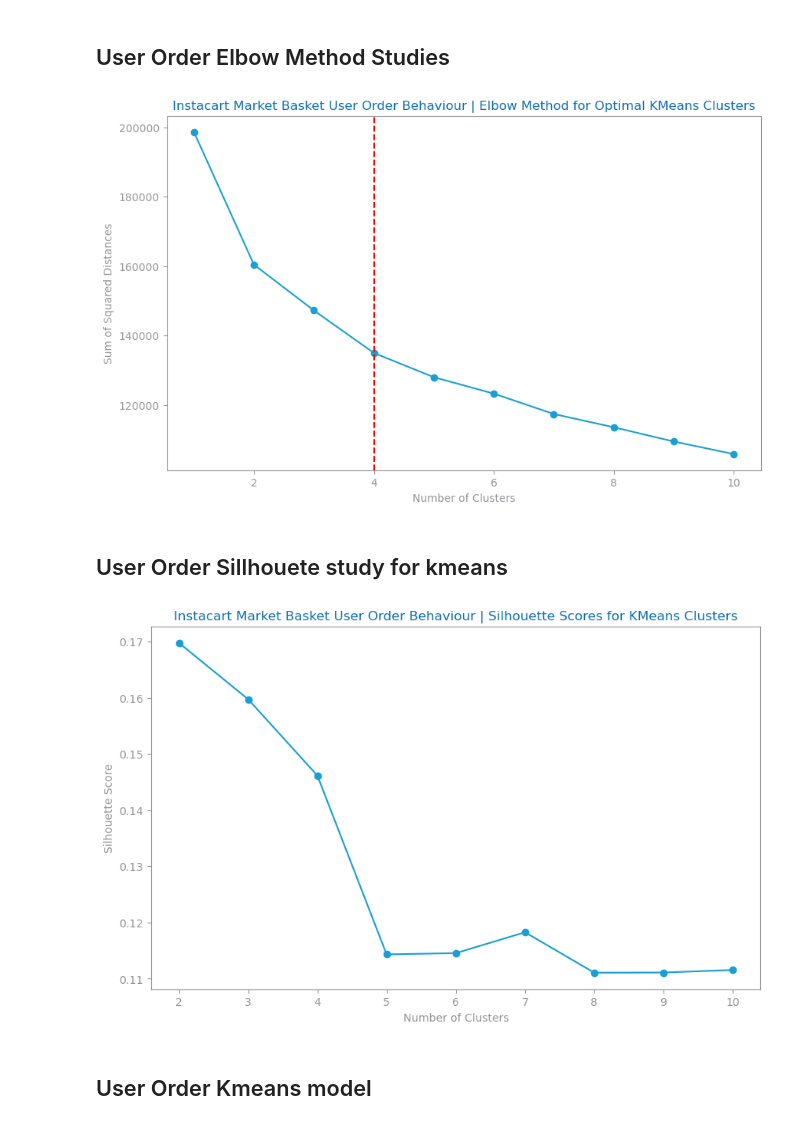
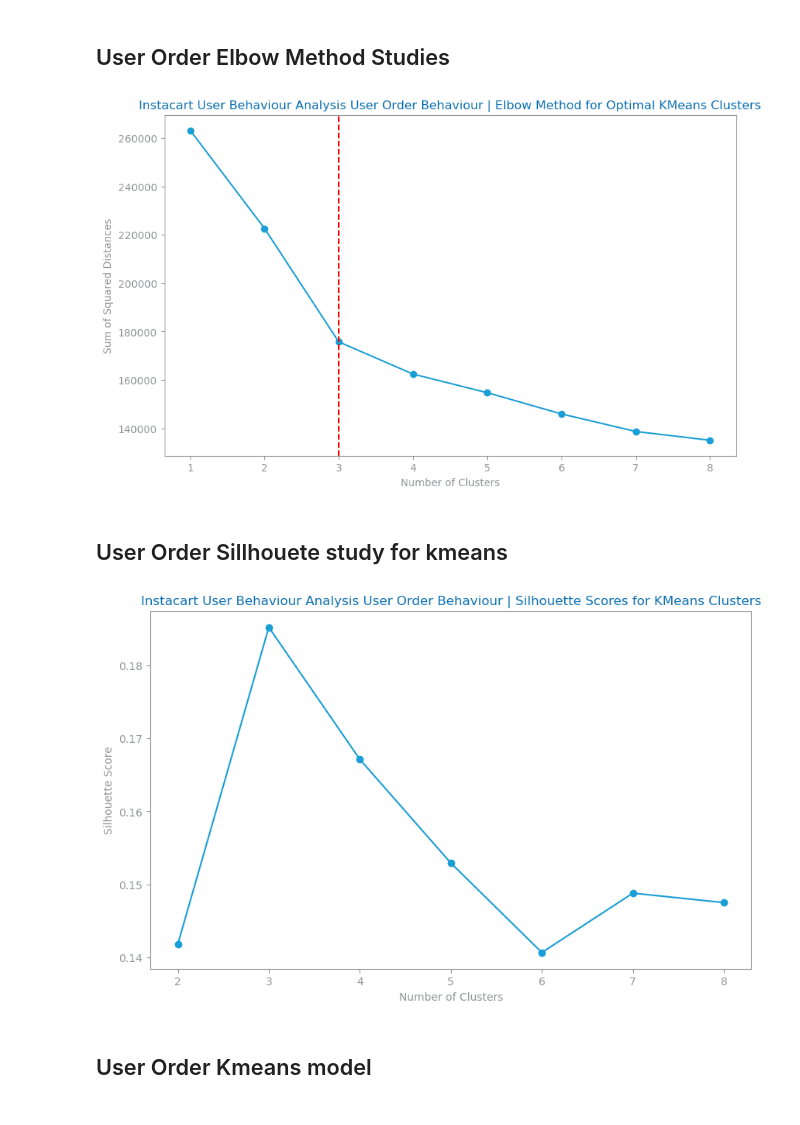
Before and after one commit to jvanalytics/ist_dash_2024_rec, a Jupyter notebook: non_supervised_analysis/notebooks/dataset_3/2_instacart_clustering.ipynb, the cells around one changed output. Drawn from its saved outputs; the diff is of its cells as text; code cells hidden in the pictures.

Commit message:
updated clustering with chebyshev

```diff
--- a/non_supervised_analysis/notebooks/dataset_3/2_instacart_clustering.ipynb
+++ b/non_supervised_analysis/notebooks/dataset_3/2_instacart_clustering.ipynb
@@ -252,11 +250,17 @@ users_df = users_df[selected_features]
 import seaborn as sns
 import matplotlib.pyplot as plt
 
+variable_types: dict[str, list] = get_variable_types(users_df)
+
+numeric_vars = variable_types["numeric"]
+
+
 # Compute correlation matrix
-corr_matrix = users_df.corr()
+corr_matrix = users_df[numeric_vars].corr()
 
 # Plot heatmap
 plt.figure(figsize=(12, 8))
-sns.heatmap(corr_matrix, cmap="coolwarm", annot=False)
+sns.heatmap(corr_matrix, cmap="Blues", annot=False)
+plt.title(f"{file_tag} | Correlation Matrix")
 plt.show()
 # %% [output]
@@ -265,7 +269,7 @@ plt.show()
 import numpy as np
 
 # Calculate correlation matrix
-corr_matrix = users_df.corr()
+corr_matrix = users_df[numeric_vars].corr()
 
 # Identify pairs of highly correlated features (correlation > 0.8)
 upper_tri = corr_matrix.where(np.triu(np.ones(corr_matrix.shape), k=1).astype(bool))
@@ -396,7 +391,7 @@ outlier_drop = ['total_orders', 'mean_products','std_order_hour']
 users_df = drop_numeric_outliers(users_df, summary5, outlier_drop)
 
 
-users_df=users_df[users_df['total_orders']<=25]
+# users_df=users_df[users_df['total_orders']<=25]
 
 
 # users_df = drop_numeric_outliers(users_df, summary5, numeric_vars)
@@ -450,7 +429,7 @@ else:
 ## User Order feature selection and scaling
 # %%
 
-from sklearn.preprocessing import StandardScaler
+from sklearn.preprocessing import StandardScaler, RobustScaler
 
 # Select relevant features for clustering
 reorder_numeric_features = users_df[numeric_vars]
@@ -462,7 +441,7 @@ reorder_numeric_features.replace([np.inf, -np.inf], np.nan, inplace=True)
 reorder_numeric_features.dropna(inplace=True)
 
 # Normalize the data
-scaler = StandardScaler()
+scaler = RobustScaler()
 reorder_numeric_features_scaled = scaler.fit_transform(reorder_numeric_features)
 # %% [markdown]
 # User Order KMEANS clustering
@@ -473,35 +452,35 @@ from sklearn.cluster import KMeans
 import matplotlib.pyplot as plt
 from kneed import KneeLocator
 
 # Define the range of clusters to evaluate
-range_n_clusters = list(range(1, 11))
+range_n_clusters = list(range(1, 9))
 
 # Initialize an empty list to store the sum of squared distances
 ssd = []
 
 # Loop over the range of clusters
 for n_clusters in range_n_clusters:
     kmeans = KMeans(n_clusters=n_clusters, random_state=42)
     kmeans.fit(reorder_numeric_features_scaled)
     ssd.append(kmeans.inertia_)
 
 # Determine the elbow point using KneeLocator
 kneedle = KneeLocator(range_n_clusters, ssd, curve='convex', direction='decreasing')
 elbow_point = kneedle.elbow
 
 # Plot the elbow curve
 plt.figure(figsize=(10, 6))
 plt.plot(range_n_clusters, ssd, marker='o')
 plt.title(f'{file_tag} User Order Behaviour | Elbow Method for Optimal KMeans Clusters')
 plt.xlabel('Number of Clusters')
 plt.ylabel('Sum of Squared Distances')
 
 # Add a vertical line at the elbow point
 plt.axvline(x=elbow_point, color='r', linestyle='--')
 
 plt.show()
 # %% [output]
-[figure, old version]
+[figure, new version]
 # %% [markdown]
 ## User Order Sillhouete study for kmeans
 # %%
@@ -510,7 +489,7 @@ from sklearn.metrics import silhouette_score
 import matplotlib.pyplot as plt
 
 # Define the range of clusters to evaluate
-range_n_clusters = list(range(2, 11))
+range_n_clusters = list(range(2, 9))
 
 # Initialize an empty list to store the silhouette scores
 silhouette_scores = []
@@ -530,7 +509,7 @@ plt.xlabel('Number of Clusters')
 plt.ylabel('Silhouette Score')
 plt.show()
 # %% [output]
-[figure, old version]
+[figure, new version]
 # %% [markdown]
 ## User Order Kmeans model
 # %%
```
Also changed, not shown: parts of 26 cells of this notebook, 12 other files.
